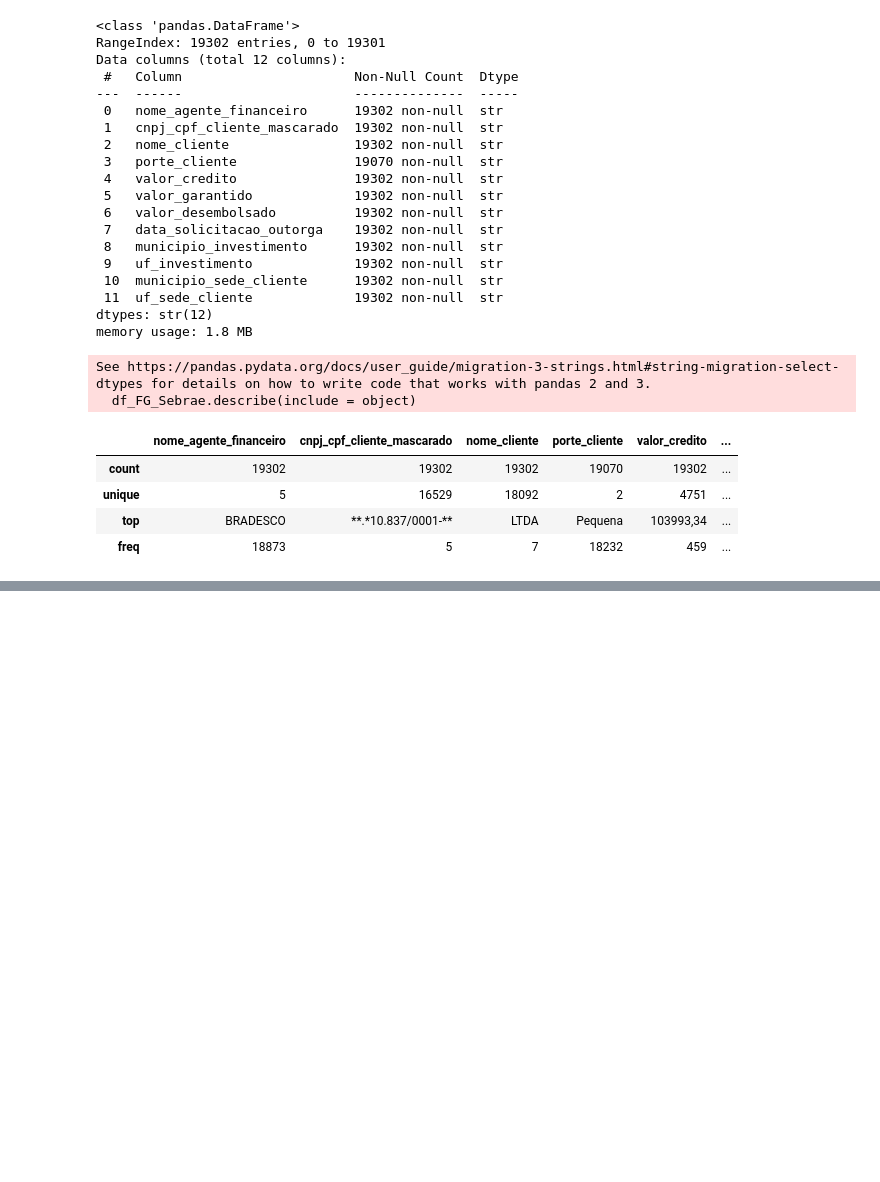
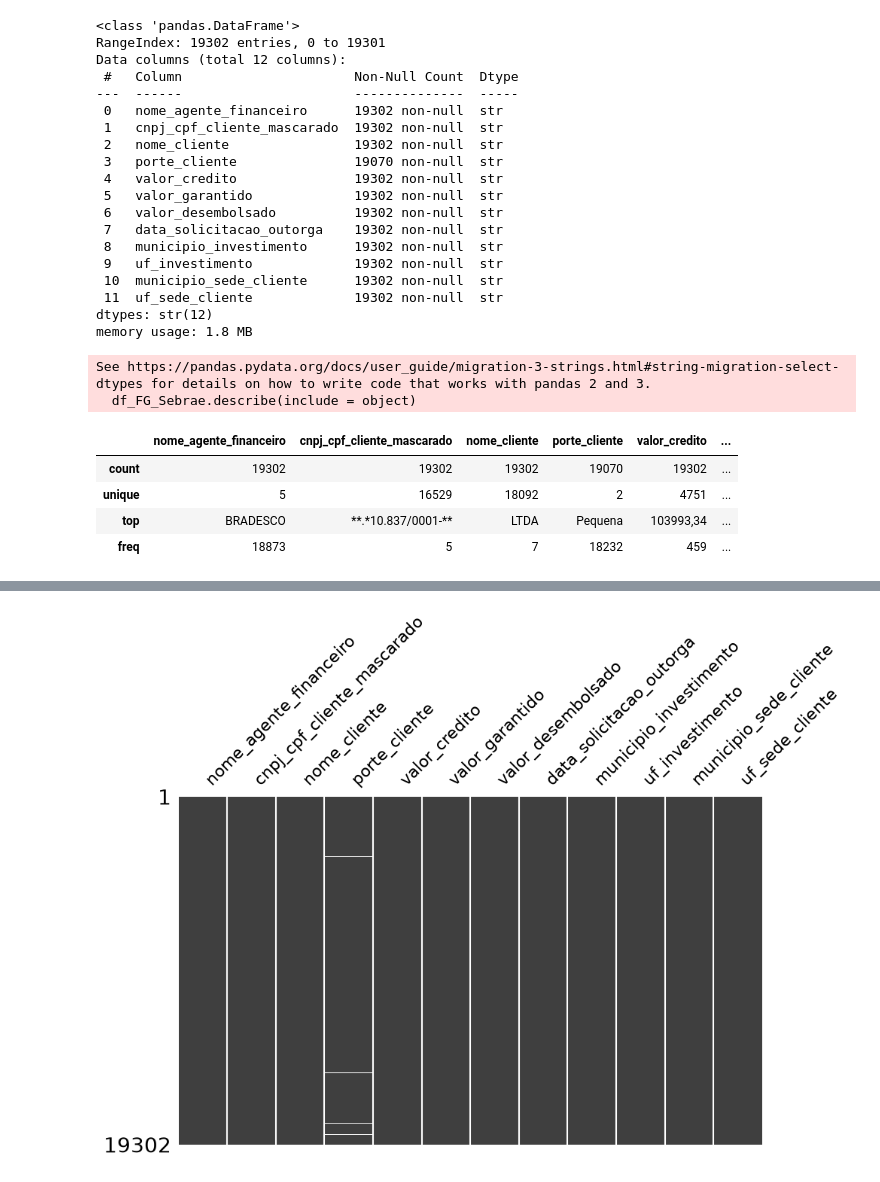
Before and after one commit to LUCASCAZANE/Proj1_Form_Cont_Caixa_Verso, a Jupyter notebook: projeto1_formacao_continuada.ipynb, the cells around one changed output, grey strips where cells are left out. Saved outputs shown, nothing was run; the diff lists cells and outputs as text; code cells hidden in the pictures; blank space fills up the shorter version.

```diff
--- a/projeto1_formacao_continuada.ipynb
+++ b/projeto1_formacao_continuada.ipynb
@@ -104,0 +85,6 @@ nothing to commit, working tree clean
+# %%
+# Mapa de valores ausentes
+msno.matrix(df_FG_Sebrae, figsize = (10, 6), sparkline = False)
+plt.show()
+# %% [output]
+[figure, added]
```
Also changed, not shown: parts of 14 cells of this notebook.
